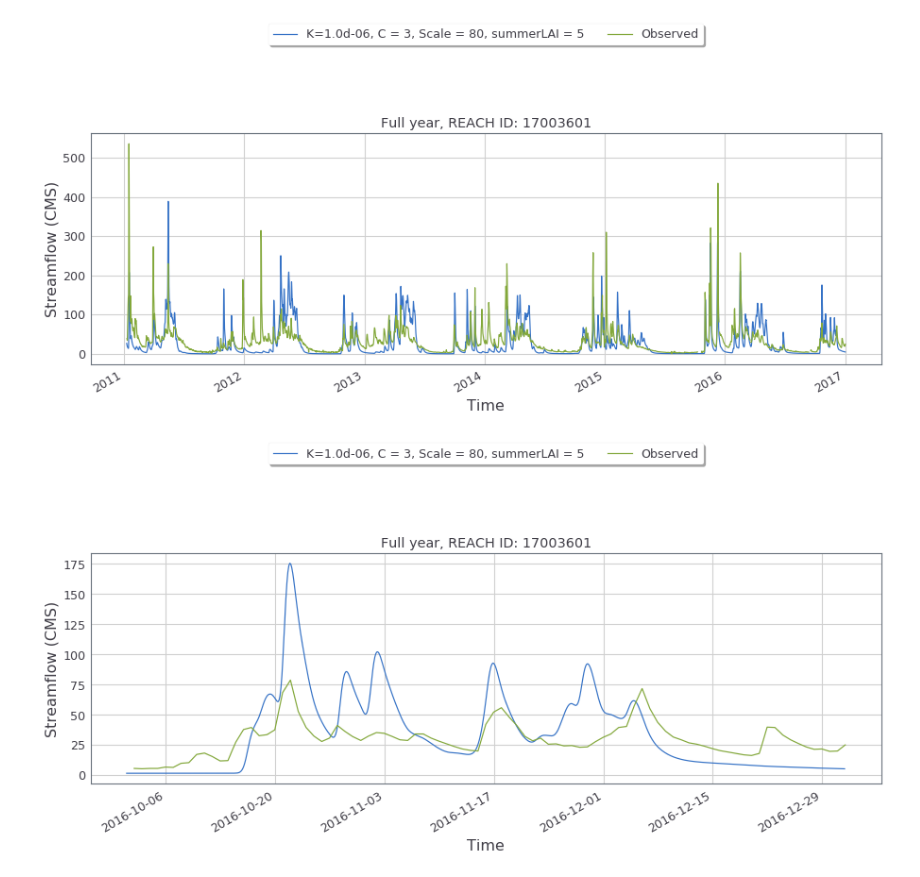
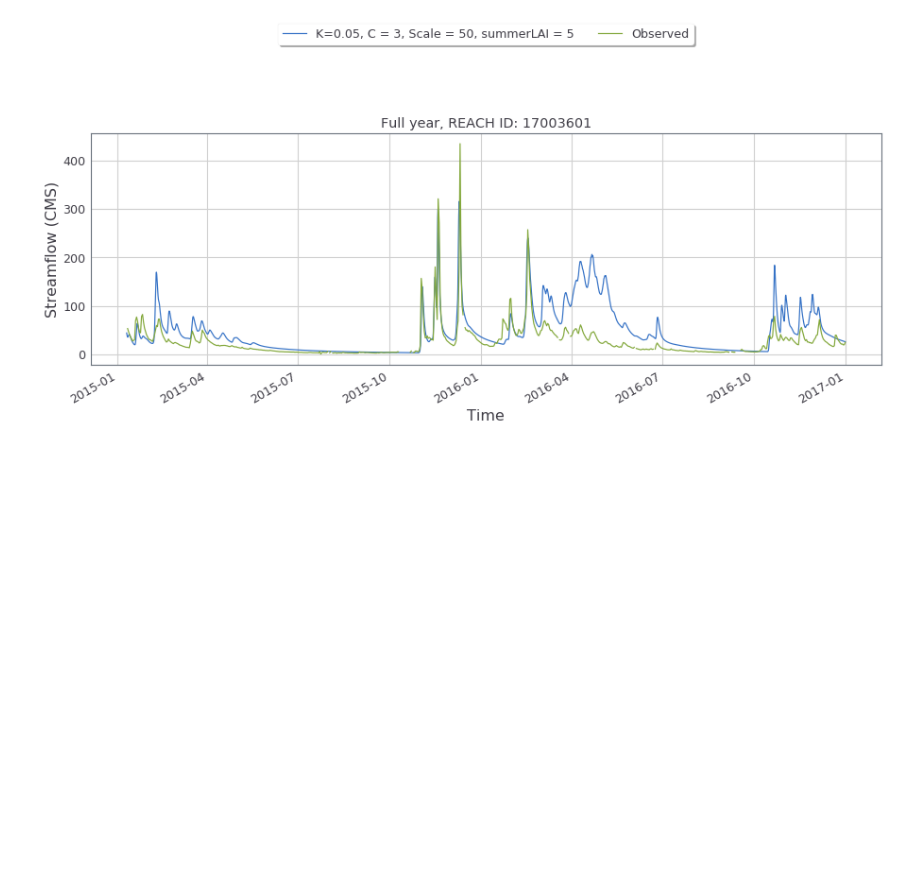
Before and after one commit to hydrofcst/luit, a Jupyter notebook: bigBucktparametersensitivity_singleRun_HRU7468.ipynb, the cells around one changed output. Drawn from its saved outputs; the diff is of its cells as text; code cells hidden in the pictures; blank space fills up the shorter version.

```diff
--- a/bigBucktparametersensitivity_singleRun_HRU7468.ipynb
+++ b/bigBucktparametersensitivity_singleRun_HRU7468.ipynb
@@ -9,14 +9,14 @@ jtplot.style(theme='grade3')
 # %%
 #User-supplied
 obsfile = '/glade/p/work/manab/SHARP/data/dly/obsflow.dly.HHDW1.csv'
-summaoutfile = '/glade/p/work/manab/SHARP/PNW_3L/output/paramtest14_out/PNW3L3H_2015-2016_H7468_1.nc'
-routefile = '/glade/p/work/manab/SHARP/PNW_route/output/paramtest12.nc'
+summaoutfile = '/glade/p/work/manab/SHARP/PNW_3L/output/paramtestconcat14/paramtest14.nc'
+routefile = '/glade/p/work/manab/SHARP/PNW_route/output/paramtest14.nc'
 
 hid = 17007511  #HRU ID to be plotted
 sid = 17003601  #Reach ID to be plotted
 pltwidth = 15
 pltheight = 5
-starttime1 = '2011-01-10'
+starttime1 = '2015-01-10'
 endtime1 = '2016-12-31'
 # %%
 # Observed streamflow
@@ -111,28 +111,16 @@ plt.show()
 # %%
 #Streamflow
 routeout = xr.open_dataset(routefile).set_index(sSeg = 'reachID')
 routeout
 
 #PLOT 1
 plt.figure(figsize=(pltwidth,pltheight))
-routeout.sel(sSeg = sid)['KWTroutedRunoff'].loc[starttime1:endtime1].plot(label='K=1.0d-06, C = 3, Scale = 80, summerLAI = 5')
+routeout.sel(sSeg = sid)['KWTroutedRunoff'].loc[starttime1:endtime1].plot(label='K=0.05, C = 3, Scale = 50, summerLAI = 5')
 (obs['flow'].loc[starttime1:endtime1]).plot(label='Observed')
 plt.ylabel('Streamflow (CMS)', fontsize=16)
 plt.xlabel('Time', fontsize=16)
 plt.title('Full year, REACH ID: %i' %sid)
 plt.legend(loc='upper center', bbox_to_anchor=(0.5, 1.5), ncol=2, fancybox=True, shadow=True)
 plt.show()
-
-
-#PLOT 1
-plt.figure(figsize=(pltwidth,pltheight))
-routeout.sel(sSeg = sid)['KWTroutedRunoff'].loc['2016-10-01':'2016-12-31'].plot(label='K=1.0d-06, C = 3, Scale = 80, summerLAI = 5')
-(obs['flow'].loc['2016-10-01':'2016-12-31']).plot(label='Observed')
-plt.ylabel('Streamflow (CMS)', fontsize=16)
-plt.xlabel('Time', fontsize=16)
-plt.title('Full year, REACH ID: %i' %sid)
-plt.legend(loc='upper center', bbox_to_anchor=(0.5, 1.5), ncol=2, fancybox=True, shadow=True)
-plt.show()
 # %% [output]
-[figure, old version]
+[figure, new version]
-[figure, removed]
```
Also changed, not shown: parts of 2 cells of this notebook.
